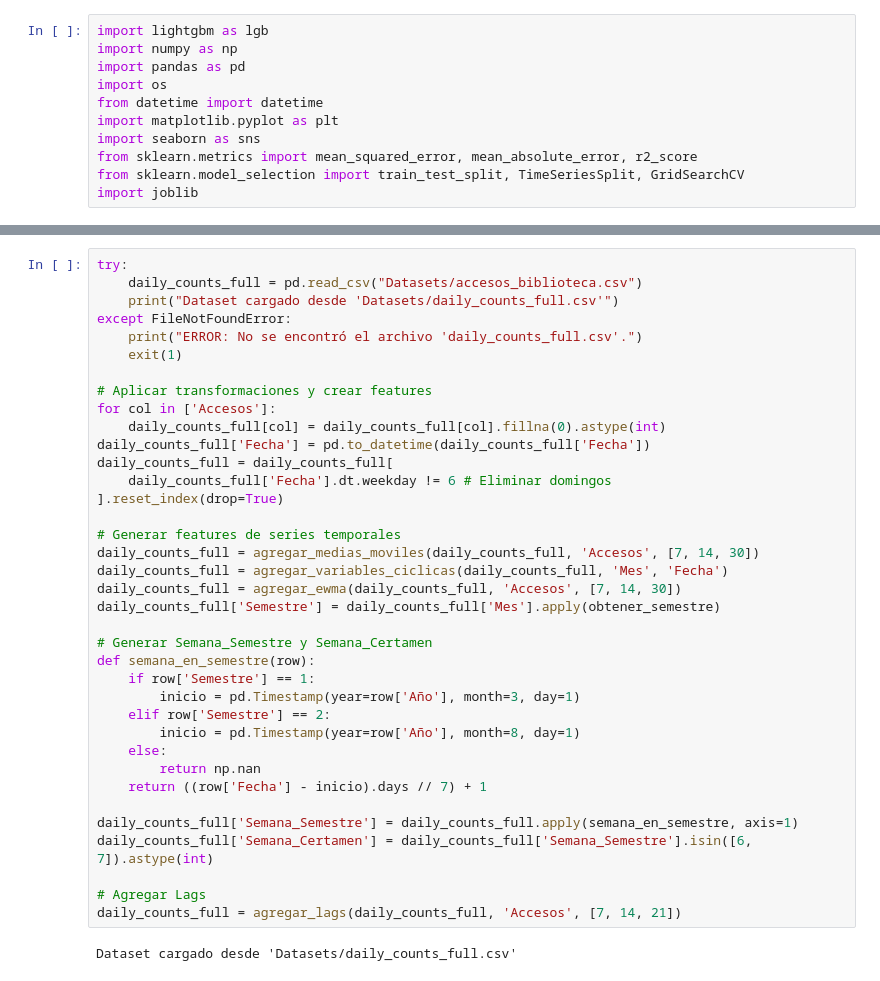
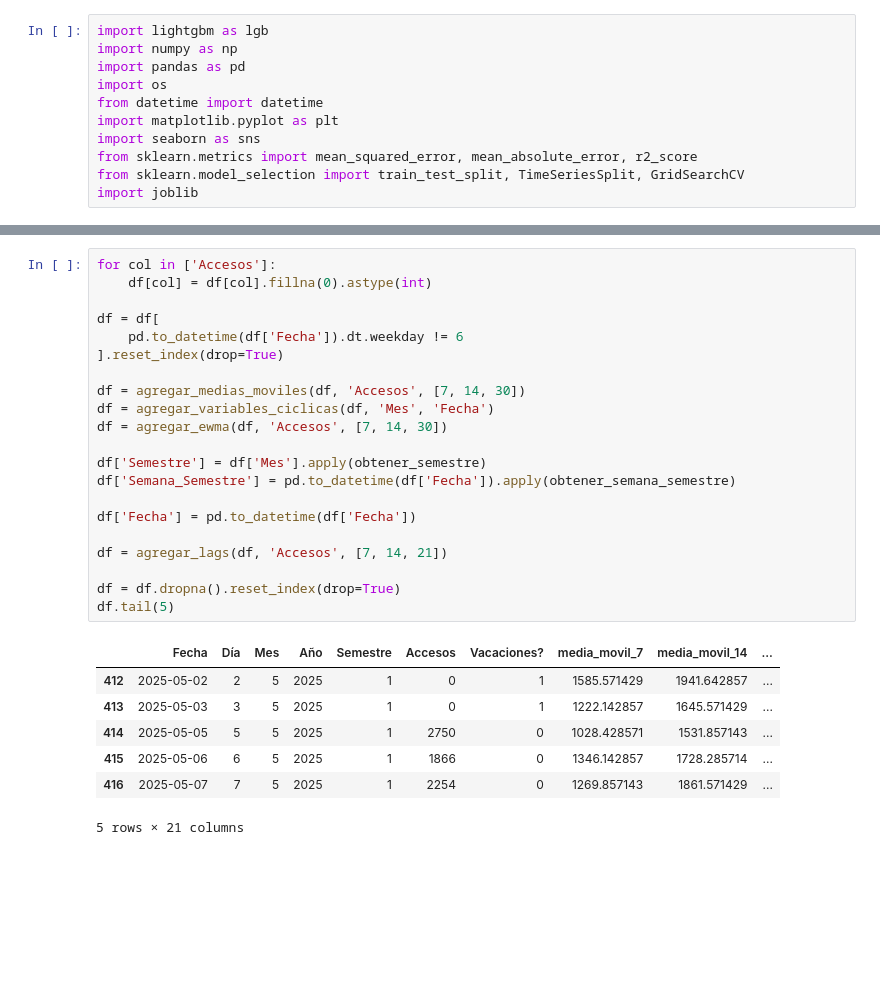
Before and after one commit to TomoCid/Proyecto_Central_ADD, a Jupyter notebook: LigthGBM.ipynb, the cells around one changed output, grey strips where cells are left out. Saved outputs shown, nothing was run; the diff lists cells and outputs as text; blank space fills up the shorter version.

```diff
--- a/LigthGBM.ipynb
+++ b/LigthGBM.ipynb
@@ -48,40 +64,30 @@ def obtener_semestre(mes):
 # %%
-try:
-    daily_counts_full = pd.read_csv("Datasets/accesos_biblioteca.csv")
-    print("Dataset cargado desde 'Datasets/daily_counts_full.csv'")
-except FileNotFoundError:
-    print("ERROR: No se encontró el archivo 'daily_counts_full.csv'.")
-    exit(1)
+for col in ['Accesos']:
+    df[col] = df[col].fillna(0).astype(int)
 
-# Aplicar transformaciones y crear features
-for col in ['Accesos']:
-    daily_counts_full[col] = daily_counts_full[col].fillna(0).astype(int)
-daily_counts_full['Fecha'] = pd.to_datetime(daily_counts_full['Fecha'])
-daily_counts_full = daily_counts_full[
-    daily_counts_full['Fecha'].dt.weekday != 6 # Eliminar domingos
+df = df[
+    pd.to_datetime(df['Fecha']).dt.weekday != 6
 ].reset_index(drop=True)
 
-# Generar features de series temporales
-daily_counts_full = agregar_medias_moviles(daily_counts_full, 'Accesos', [7, 14, 30])
-daily_counts_full = agregar_variables_ciclicas(daily_counts_full, 'Mes', 'Fecha')
-daily_counts_full = agregar_ewma(daily_counts_full, 'Accesos', [7, 14, 30])
-daily_counts_full['Semestre'] = daily_counts_full['Mes'].apply(obtener_semestre)
+df = agregar_medias_moviles(df, 'Accesos', [7, 14, 30])
+df = agregar_variables_ciclicas(df, 'Mes', 'Fecha')
+df = agregar_ewma(df, 'Accesos', [7, 14, 30])
 
-# Generar Semana_Semestre y Semana_Certamen
-def semana_en_semestre(row):
-    if row['Semestre'] == 1:
-        inicio = pd.Timestamp(year=row['Año'], month=3, day=1)
-    elif row['Semestre'] == 2:
-        inicio = pd.Timestamp(year=row['Año'], month=8, day=1)
-    else:
-        return np.nan
-    return ((row['Fecha'] - inicio).days // 7) + 1
+df['Semestre'] = df['Mes'].apply(obtener_semestre)
+df['Semana_Semestre'] = pd.to_datetime(df['Fecha']).apply(obtener_semana_semestre)
 
-daily_counts_full['Semana_Semestre'] = daily_counts_full.apply(semana_en_semestre, axis=1)
-daily_counts_full['Semana_Certamen'] = daily_counts_full['Semana_Semestre'].isin([6, 7]).astype(int)
+df['Fecha'] = pd.to_datetime(df['Fecha'])
 
-# Agregar Lags
-daily_counts_full = agregar_lags(daily_counts_full, 'Accesos', [7, 14, 21])
+df = agregar_lags(df, 'Accesos', [7, 14, 21])
+
+df = df.dropna().reset_index(drop=True)
+df.tail(5)
 # %% [output]
+|  | Fecha | Día | Mes | Año | Semestre | Accesos | Vacaciones? | media_movil_7 | media_movil_14 | ... |
+| 412 | 2025-05-02 | 2 | 5 | 2025 | 1 | 0 | 1 | 1585.571429 | 1941.642857 | ... |
+| 413 | 2025-05-03 | 3 | 5 | 2025 | 1 | 0 | 1 | 1222.142857 | 1645.571429 | ... |
+| 414 | 2025-05-05 | 5 | 5 | 2025 | 1 | 2750 | 0 | 1028.428571 | 1531.857143 | ... |
+| 415 | 2025-05-06 | 6 | 5 | 2025 | 1 | 1866 | 0 | 1346.142857 | 1728.285714 | ... |
+| 416 | 2025-05-07 | 7 | 5 | 2025 | 1 | 2254 | 0 | 1269.857143 | 1861.571429 | ... |
-Dataset cargado desde 'Datasets/daily_counts_full.csv'
+5 rows × 21 columns
 # %%
```
Also changed, not shown: parts of 9 cells of this notebook, 3 other files.
